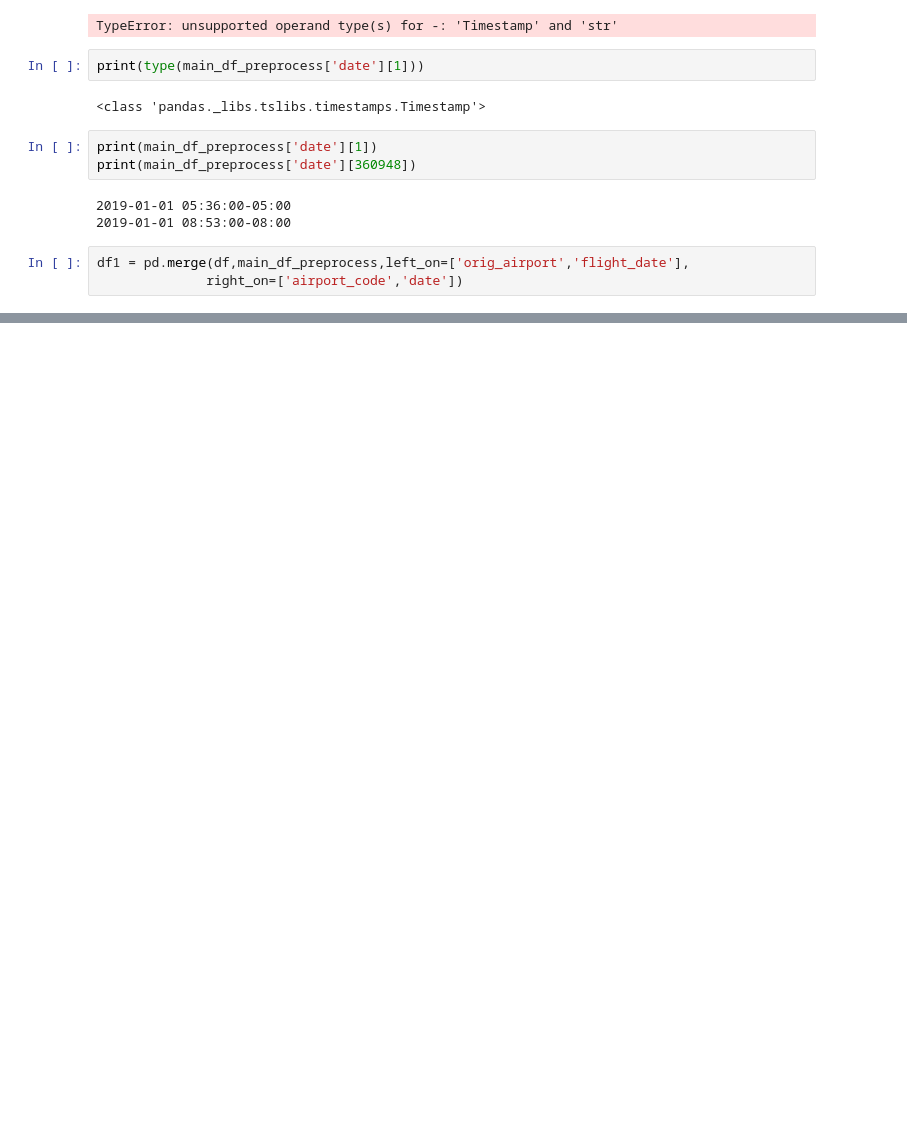
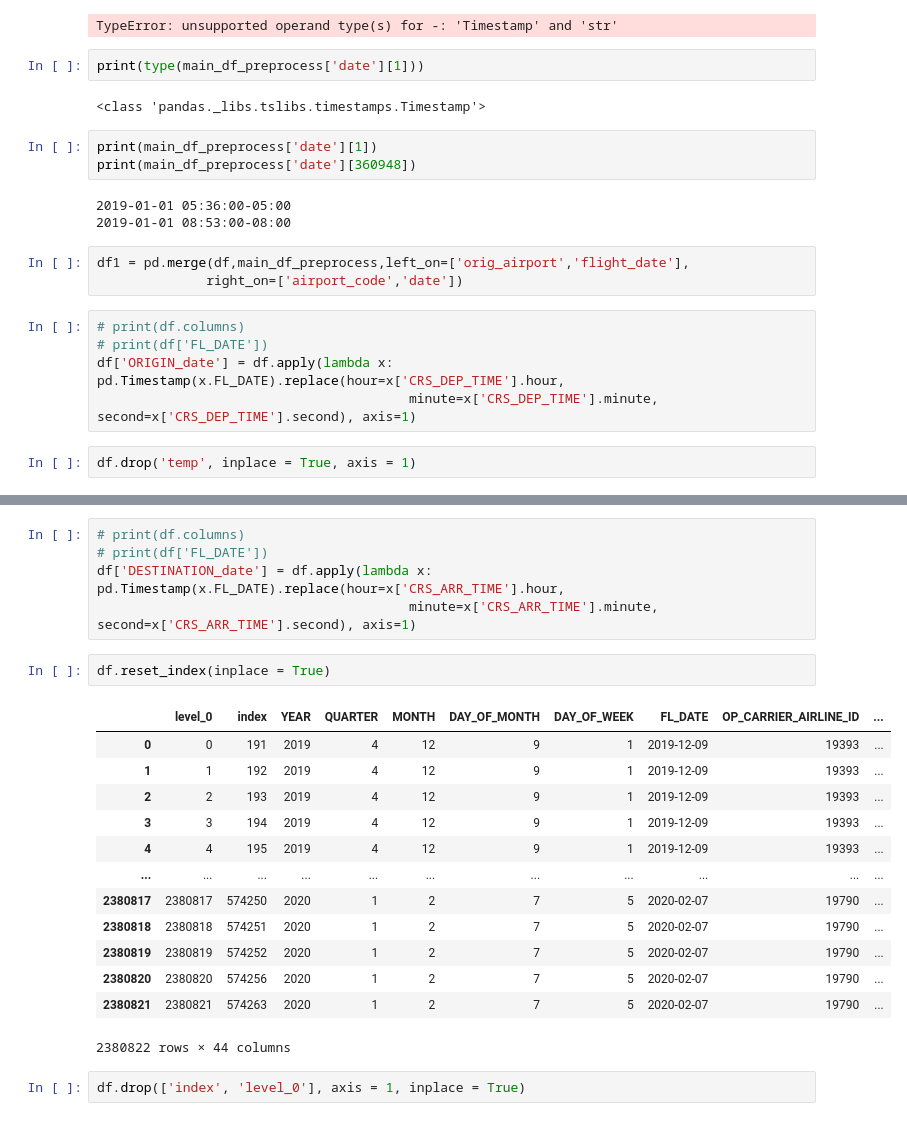
Before and after one commit to mallikarai/Predicting_Flight_Delays, a Jupyter notebook: Main.ipynb, the cells around one changed output, grey strips where cells are left out. Cells and saved outputs as stored; diff of their text form; blank space fills up the shorter version.

```diff
--- a/Main.ipynb
+++ b/Main.ipynb
@@ -526,3 +526,10 @@ print(main_df_preprocess['date'][360948])
 # %%
 df1 = pd.merge(df,main_df_preprocess,left_on=['orig_airport','flight_date'],
               right_on=['airport_code','date'])
+# %%
+# print(df.columns)
+# print(df['FL_DATE'])
+df['ORIGIN_date'] = df.apply(lambda x: pd.Timestamp(x.FL_DATE).replace(hour=x['CRS_DEP_TIME'].hour,
+                                        minute=x['CRS_DEP_TIME'].minute, second=x['CRS_DEP_TIME'].second), axis=1)
+# %%
+df.drop('temp', inplace = True, axis = 1)
@@ -528,0 +552,23 @@ df1 = pd.merge(df,main_df_preprocess,left_on=['orig_airport','flight_date'],
+# %%
+# print(df.columns)
+# print(df['FL_DATE'])
+df['DESTINATION_date'] = df.apply(lambda x: pd.Timestamp(x.FL_DATE).replace(hour=x['CRS_ARR_TIME'].hour,
+                                        minute=x['CRS_ARR_TIME'].minute, second=x['CRS_ARR_TIME'].second), axis=1)
+# %%
+df.reset_index(inplace = True)
+# %% [output]
+|  | level_0 | index | YEAR | QUARTER | MONTH | DAY_OF_MONTH | DAY_OF_WEEK | FL_DATE | OP_CARRIER_AIRLINE_ID | ... |
+| 0 | 0 | 191 | 2019 | 4 | 12 | 9 | 1 | 2019-12-09 | 19393 | ... |
+| 1 | 1 | 192 | 2019 | 4 | 12 | 9 | 1 | 2019-12-09 | 19393 | ... |
+| 2 | 2 | 193 | 2019 | 4 | 12 | 9 | 1 | 2019-12-09 | 19393 | ... |
+| 3 | 3 | 194 | 2019 | 4 | 12 | 9 | 1 | 2019-12-09 | 19393 | ... |
+| 4 | 4 | 195 | 2019 | 4 | 12 | 9 | 1 | 2019-12-09 | 19393 | ... |
+| ... | ... | ... | ... | ... | ... | ... | ... | ... | ... | ... |
+| 2380817 | 2380817 | 574250 | 2020 | 1 | 2 | 7 | 5 | 2020-02-07 | 19790 | ... |
+| 2380818 | 2380818 | 574251 | 2020 | 1 | 2 | 7 | 5 | 2020-02-07 | 19790 | ... |
+| 2380819 | 2380819 | 574252 | 2020 | 1 | 2 | 7 | 5 | 2020-02-07 | 19790 | ... |
+| 2380820 | 2380820 | 574256 | 2020 | 1 | 2 | 7 | 5 | 2020-02-07 | 19790 | ... |
+| 2380821 | 2380821 | 574263 | 2020 | 1 | 2 | 7 | 5 | 2020-02-07 | 19790 | ... |
+2380822 rows × 44 columns
+# %%
+df.drop(['index', 'level_0'], axis = 1, inplace = True)
```
Also changed, not shown: parts of 20 cells of this notebook.
